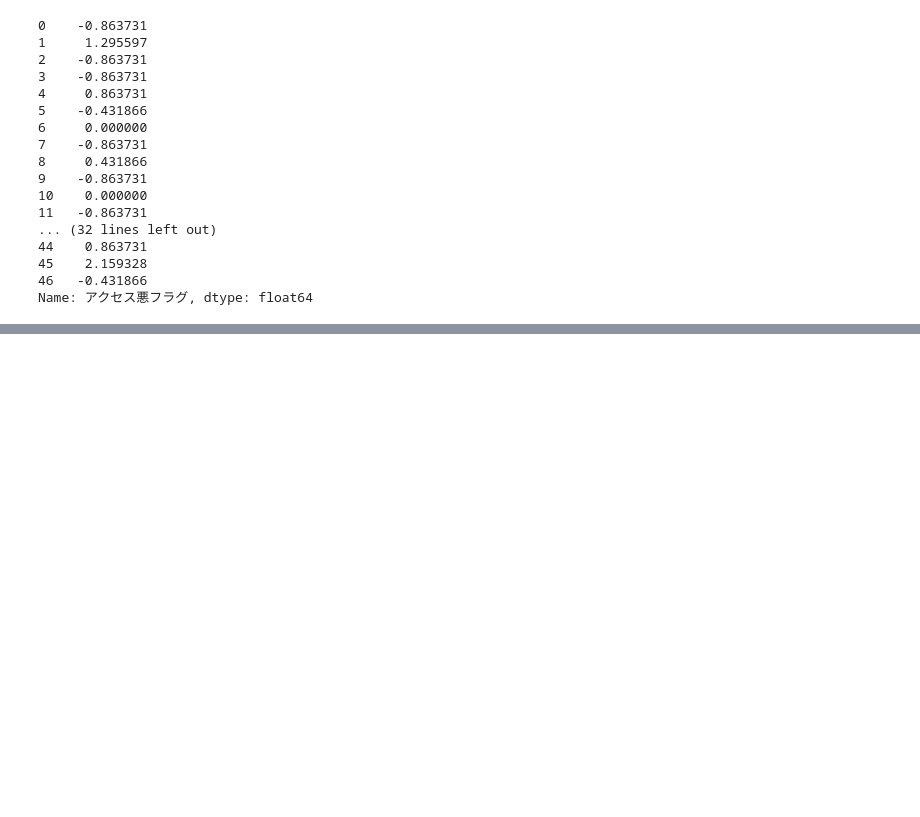
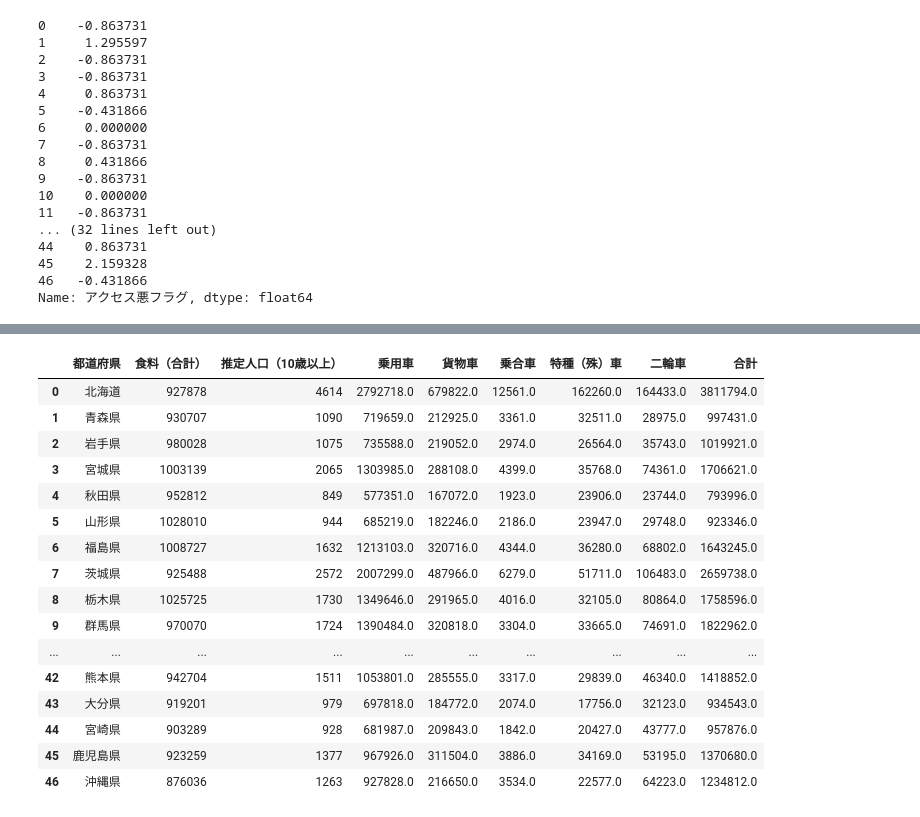
Before and after one commit to JunNagase0/healthcare-accessibility-analysis, a Jupyter notebook: notebooks/nagase02_access-value-test.ipynb, the cells around one changed output, grey strips where cells are left out. Saved outputs shown, nothing was run; the diff lists cells and outputs as text; code cells hidden in the pictures; blank space fills up the shorter version.

```diff
--- a/notebooks/nagase02_access-value-test.ipynb
+++ b/notebooks/nagase02_access-value-test.ipynb
@@ -372,0 +439,2 @@ plt.show()
+# %%
+df_car = df_car.rename(columns={'車種':'都道府県'})
@@ -372,0 +461,32 @@ plt.show()
+# %%
+df_car.at[55, '都道府県'] = '沖縄'
+# %%
+df_car['都道府県'] = df_car['都道府県'].apply(
+    lambda x: x if x == '北海道' else (
+        x + '都' if x in ['東京'] else
+        x + '府' if x in ['大阪', '京都'] else
+        x + '県'
+    )
+)
+# %%
+df_cdcar = pd.merge(df_cd,df_car,on='都道府県')
+# %%
+df_cdcar
+# %% [output]
+|  | 都道府県 | 食料（合計） | 推定人口（10歳以上） | 乗用車 | 貨物車 | 乗合車 | 特種（殊）車 | 二輪車 | 合計 |
+| 0 | 北海道 | 927878 | 4614 | 2792718.0 | 679822.0 | 12561.0 | 162260.0 | 164433.0 | 3811794.0 |
+| 1 | 青森県 | 930707 | 1090 | 719659.0 | 212925.0 | 3361.0 | 32511.0 | 28975.0 | 997431.0 |
+| 2 | 岩手県 | 980028 | 1075 | 735588.0 | 219052.0 | 2974.0 | 26564.0 | 35743.0 | 1019921.0 |
+| 3 | 宮城県 | 1003139 | 2065 | 1303985.0 | 288108.0 | 4399.0 | 35768.0 | 74361.0 | 1706621.0 |
+| 4 | 秋田県 | 952812 | 849 | 577351.0 | 167072.0 | 1923.0 | 23906.0 | 23744.0 | 793996.0 |
+| 5 | 山形県 | 1028010 | 944 | 685219.0 | 182246.0 | 2186.0 | 23947.0 | 29748.0 | 923346.0 |
+| 6 | 福島県 | 1008727 | 1632 | 1213103.0 | 320716.0 | 4344.0 | 36280.0 | 68802.0 | 1643245.0 |
+| 7 | 茨城県 | 925488 | 2572 | 2007299.0 | 487966.0 | 6279.0 | 51711.0 | 106483.0 | 2659738.0 |
+| 8 | 栃木県 | 1025725 | 1730 | 1349646.0 | 291965.0 | 4016.0 | 32105.0 | 80864.0 | 1758596.0 |
+| 9 | 群馬県 | 970070 | 1724 | 1390484.0 | 320818.0 | 3304.0 | 33665.0 | 74691.0 | 1822962.0 |
+| ... | ... | ... | ... | ... | ... | ... | ... | ... | ... |
+| 42 | 熊本県 | 942704 | 1511 | 1053801.0 | 285555.0 | 3317.0 | 29839.0 | 46340.0 | 1418852.0 |
+| 43 | 大分県 | 919201 | 979 | 697818.0 | 184772.0 | 2074.0 | 17756.0 | 32123.0 | 934543.0 |
+| 44 | 宮崎県 | 903289 | 928 | 681987.0 | 209843.0 | 1842.0 | 20427.0 | 43777.0 | 957876.0 |
+| 45 | 鹿児島県 | 923259 | 1377 | 967926.0 | 311504.0 | 3886.0 | 34169.0 | 53195.0 | 1370680.0 |
+| 46 | 沖縄県 | 876036 | 1263 | 927828.0 | 216650.0 | 3534.0 | 22577.0 | 64223.0 | 1234812.0 |
```
Also changed, not shown: parts of 26 cells of this notebook, 1 other file.
